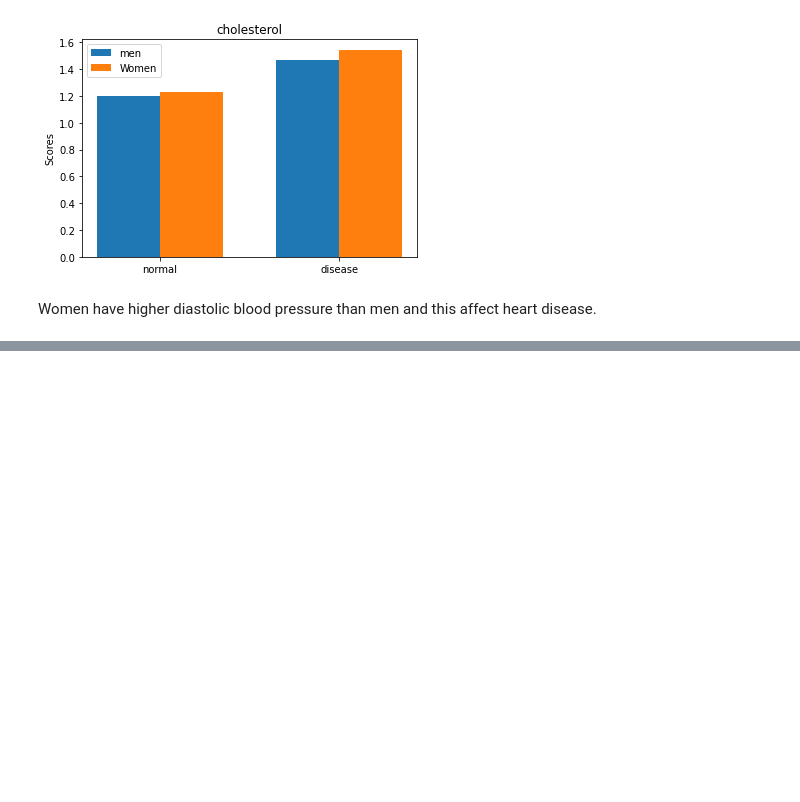
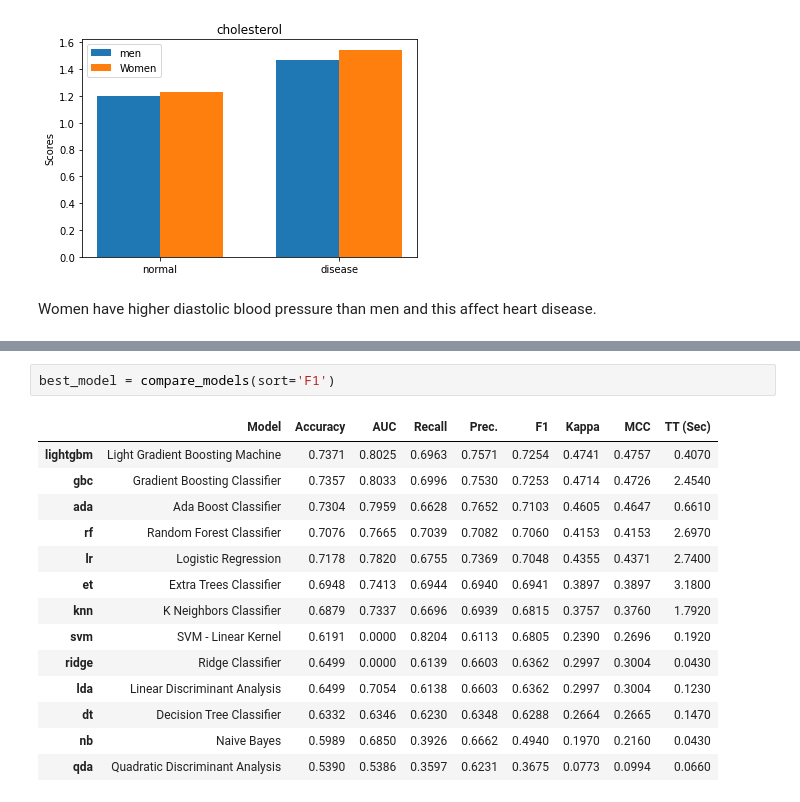
Before and after one commit to victor-hro/cardiovascular_disease, a Jupyter notebook: data_analysis.ipynb, the cells around one changed output, grey strips where cells are left out. Drawn from its saved outputs; the diff is of its cells as text; blank space fills up the shorter version.

```diff
--- a/data_analysis.ipynb
+++ b/data_analysis.ipynb
@@ -229,0 +264,17 @@ Women have higher diastolic blood pressure than men and this affect heart diseas
+# %%
+best_model = compare_models(sort='F1')
+# %% [output]
+|  | Model | Accuracy | AUC | Recall | Prec. | F1 | Kappa | MCC | TT (Sec) |
+| lightgbm | Light Gradient Boosting Machine | 0.7371 | 0.8025 | 0.6963 | 0.7571 | 0.7254 | 0.4741 | 0.4757 | 0.4070 |
+| gbc | Gradient Boosting Classifier | 0.7357 | 0.8033 | 0.6996 | 0.7530 | 0.7253 | 0.4714 | 0.4726 | 2.4540 |
+| ada | Ada Boost Classifier | 0.7304 | 0.7959 | 0.6628 | 0.7652 | 0.7103 | 0.4605 | 0.4647 | 0.6610 |
+| rf | Random Forest Classifier | 0.7076 | 0.7665 | 0.7039 | 0.7082 | 0.7060 | 0.4153 | 0.4153 | 2.6970 |
+| lr | Logistic Regression | 0.7178 | 0.7820 | 0.6755 | 0.7369 | 0.7048 | 0.4355 | 0.4371 | 2.7400 |
+| et | Extra Trees Classifier | 0.6948 | 0.7413 | 0.6944 | 0.6940 | 0.6941 | 0.3897 | 0.3897 | 3.1800 |
+| knn | K Neighbors Classifier | 0.6879 | 0.7337 | 0.6696 | 0.6939 | 0.6815 | 0.3757 | 0.3760 | 1.7920 |
+| svm | SVM - Linear Kernel | 0.6191 | 0.0000 | 0.8204 | 0.6113 | 0.6805 | 0.2390 | 0.2696 | 0.1920 |
+| ridge | Ridge Classifier | 0.6499 | 0.0000 | 0.6139 | 0.6603 | 0.6362 | 0.2997 | 0.3004 | 0.0430 |
+| lda | Linear Discriminant Analysis | 0.6499 | 0.7054 | 0.6138 | 0.6603 | 0.6362 | 0.2997 | 0.3004 | 0.1230 |
+| dt | Decision Tree Classifier | 0.6332 | 0.6346 | 0.6230 | 0.6348 | 0.6288 | 0.2664 | 0.2665 | 0.1470 |
+| nb | Naive Bayes | 0.5989 | 0.6850 | 0.3926 | 0.6662 | 0.4940 | 0.1970 | 0.2160 | 0.0430 |
+| qda | Quadratic Discriminant Analysis | 0.5390 | 0.5386 | 0.3597 | 0.6231 | 0.3675 | 0.0773 | 0.0994 | 0.0660 |
```
Also changed, not shown: parts of 6 cells of this notebook, 1 other file.
